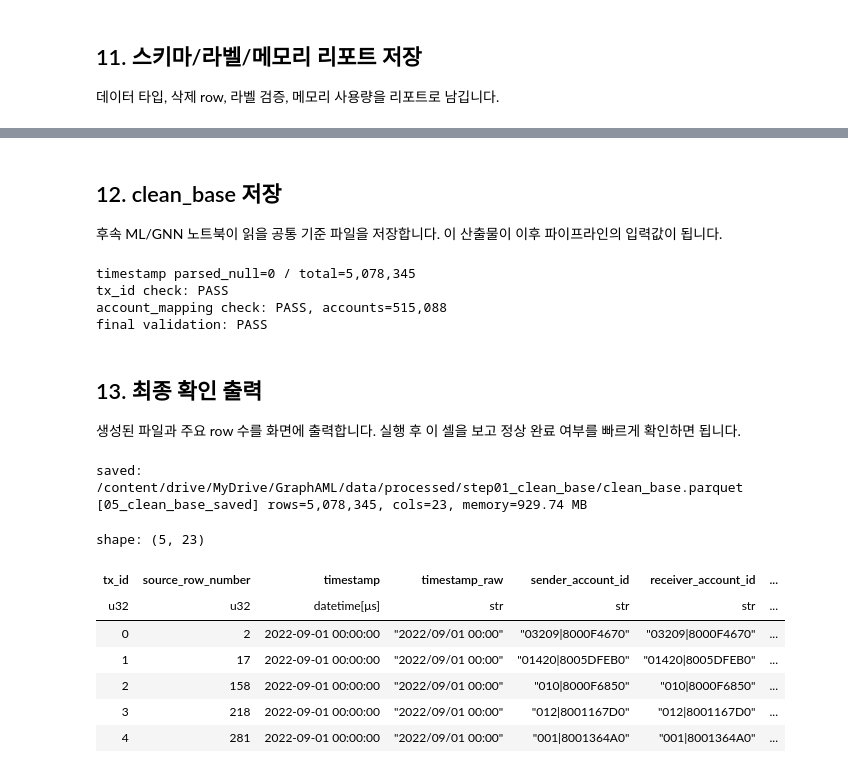
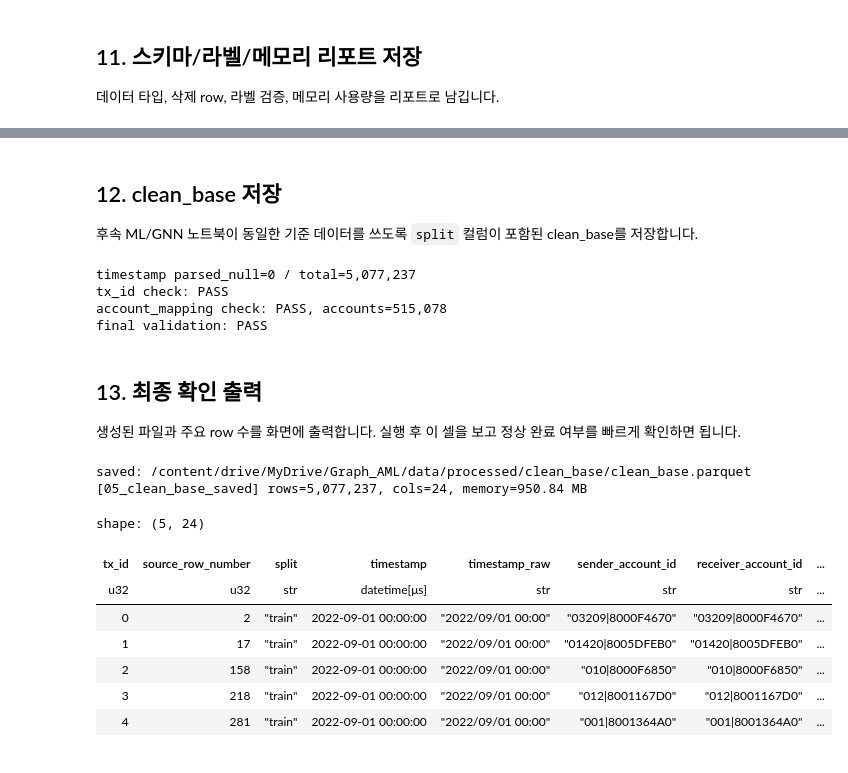
Before and after one commit to JKYUPSYCHE/Graph_AML, a Jupyter notebook: data/preprocessing/02_preprocessing_clean_base.ipynb, the cells around one changed output, grey strips where cells are left out. Drawn from its saved outputs; the diff is of its cells as text; code cells hidden in the pictures.

```diff
--- a/data/preprocessing/02_preprocessing_clean_base.ipynb
+++ b/data/preprocessing/02_preprocessing_clean_base.ipynb
@@ -686,7 +999,7 @@ def validate_label_binary(df, strict=True):
             })
 
     report = pl.DataFrame(rows)
-    path = CONFIG["LOCAL_OUTPUT_DIR"] / "label_verification_report.csv"
+    path = CONFIG["VALIDATION_DIR"] / "label_verification_report.csv"
     write_csv(report, path)
     print("saved:", path)
 
@@ -850,7 +1163,8 @@ shape: (5, 2)
 | "0010057|803AACE20" | 4 |
 # %% [markdown]
 ## 12. clean_base 저장
-후속 ML/GNN 노트북이 읽을 공통 기준 파일을 저장합니다. 이 산출물이 이후 파이프라인의 입력값이 됩니다.
+
+후속 ML/GNN 노트북이 동일한 기준 데이터를 쓰도록 `split` 컬럼이 포함된 clean_base를 저장합니다.
 # %%
 # =========================
 # 최종 검증
@@ -861,7 +1175,7 @@ shape: (5, 2)
 def run_all_validations(df, account_mapping):
     required = [
         "tx_id", "source_row_number", "timestamp", "timestamp_raw",
-        "sender_account_id", "receiver_account_id", "amount", "is_laundering",
+        "sender_account_id", "receiver_account_id", "amount", "is_laundering", "split",
     ]
     missing = [c for c in required if c not in df.columns]
     if missing:
@@ -882,15 +1196,22 @@ def run_all_validations(df, account_mapping):
         raise AssertionError("최종 데이터에 label 오류가 남아 있습니다.")
     add_validation("final_label_check", "PASS", "P0", "labels are 0/1", 0)
 
+    split_values = set(df.select("split").unique().to_series().to_list())
+    expected_split_values = {"train", "val", "test"}
+    if split_values != expected_split_values:
+        add_validation("final_split_check", "FAIL", "P0", f"split_values={sorted(split_values)}", 0)
+        raise AssertionError(f"최종 split 값이 train/val/test와 다릅니다: {sorted(split_values)}")
+    add_validation("final_split_check", "PASS", "P0", f"split_values={sorted(split_values)}", 0)
+
     print("final validation: PASS")
 
 
 # 최종 저장 전에 필수 검증을 통과했는지 확인합니다.
 run_all_validations(df, account_mapping)
 # %% [output]
-timestamp parsed_null=0 / total=5,078,345
+timestamp parsed_null=0 / total=5,077,237
 tx_id check: PASS
-account_mapping check: PASS, accounts=515,088
+account_mapping check: PASS, accounts=515,078
 final validation: PASS
 # %% [markdown]
 ## 13. 최종 확인 출력
@@ -898,35 +1219,35 @@ final validation: PASS
 # %%
 # =========================
 # clean_base 저장
 # =========================
 
 front_cols = [
-    "tx_id", "source_row_number", "timestamp", "timestamp_raw",
+    "tx_id", "source_row_number", "split", "timestamp", "timestamp_raw",
     "sender_account_id", "receiver_account_id", "sender_bank_id", "receiver_bank_id",
     "amount", "is_laundering",
 ]
 front_cols = [c for c in front_cols if c in df.columns]
 other_cols = [c for c in df.columns if c not in front_cols]
 
 df_clean = df.select(front_cols + other_cols)
 
 clean_base_path = CONFIG["OUTPUT_DIR"] / "clean_base.parquet"
 df_clean.write_parquet(clean_base_path)
 print("saved:", clean_base_path)
 profile_memory(df_clean, "05_clean_base_saved")
 
 df_clean.head(5)
 # %% [output]
-saved: /content/drive/MyDrive/GraphAML/data/processed/step01_clean_base/clean_base.parquet
-[05_clean_base_saved] rows=5,078,345, cols=23, memory=929.74 MB
+saved: /content/drive/MyDrive/Graph_AML/data/processed/clean_base/clean_base.parquet
+[05_clean_base_saved] rows=5,077,237, cols=24, memory=950.84 MB
-shape: (5, 23)
+shape: (5, 24)
-| tx_id | source_row_number | timestamp | timestamp_raw | sender_account_id | receiver_account_id | ... |
-| u32 | u32 | datetime[μs] | str | str | str | ... |
-| 0 | 2 | 2022-09-01 00:00:00 | "2022/09/01 00:00" | "03209|8000F4670" | "03209|8000F4670" | ... |
-| 1 | 17 | 2022-09-01 00:00:00 | "2022/09/01 00:00" | "01420|8005DFEB0" | "01420|8005DFEB0" | ... |
-| 2 | 158 | 2022-09-01 00:00:00 | "2022/09/01 00:00" | "010|8000F6850" | "010|8000F6850" | ... |
-| 3 | 218 | 2022-09-01 00:00:00 | "2022/09/01 00:00" | "012|8001167D0" | "012|8001167D0" | ... |
-| 4 | 281 | 2022-09-01 00:00:00 | "2022/09/01 00:00" | "001|8001364A0" | "001|8001364A0" | ... |
+| tx_id | source_row_number | split | timestamp | timestamp_raw | sender_account_id | receiver_account_id | ... |
+| u32 | u32 | str | datetime[μs] | str | str | str | ... |
+| 0 | 2 | "train" | 2022-09-01 00:00:00 | "2022/09/01 00:00" | "03209|8000F4670" | "03209|8000F4670" | ... |
+| 1 | 17 | "train" | 2022-09-01 00:00:00 | "2022/09/01 00:00" | "01420|8005DFEB0" | "01420|8005DFEB0" | ... |
+| 2 | 158 | "train" | 2022-09-01 00:00:00 | "2022/09/01 00:00" | "010|8000F6850" | "010|8000F6850" | ... |
+| 3 | 218 | "train" | 2022-09-01 00:00:00 | "2022/09/01 00:00" | "012|8001167D0" | "012|8001167D0" | ... |
+| 4 | 281 | "train" | 2022-09-01 00:00:00 | "2022/09/01 00:00" | "001|8001364A0" | "001|8001364A0" | ... |
 # %%
 # ============================================================
 # 최종 확인
```
Also changed, not shown: parts of 10 cells of this notebook.
